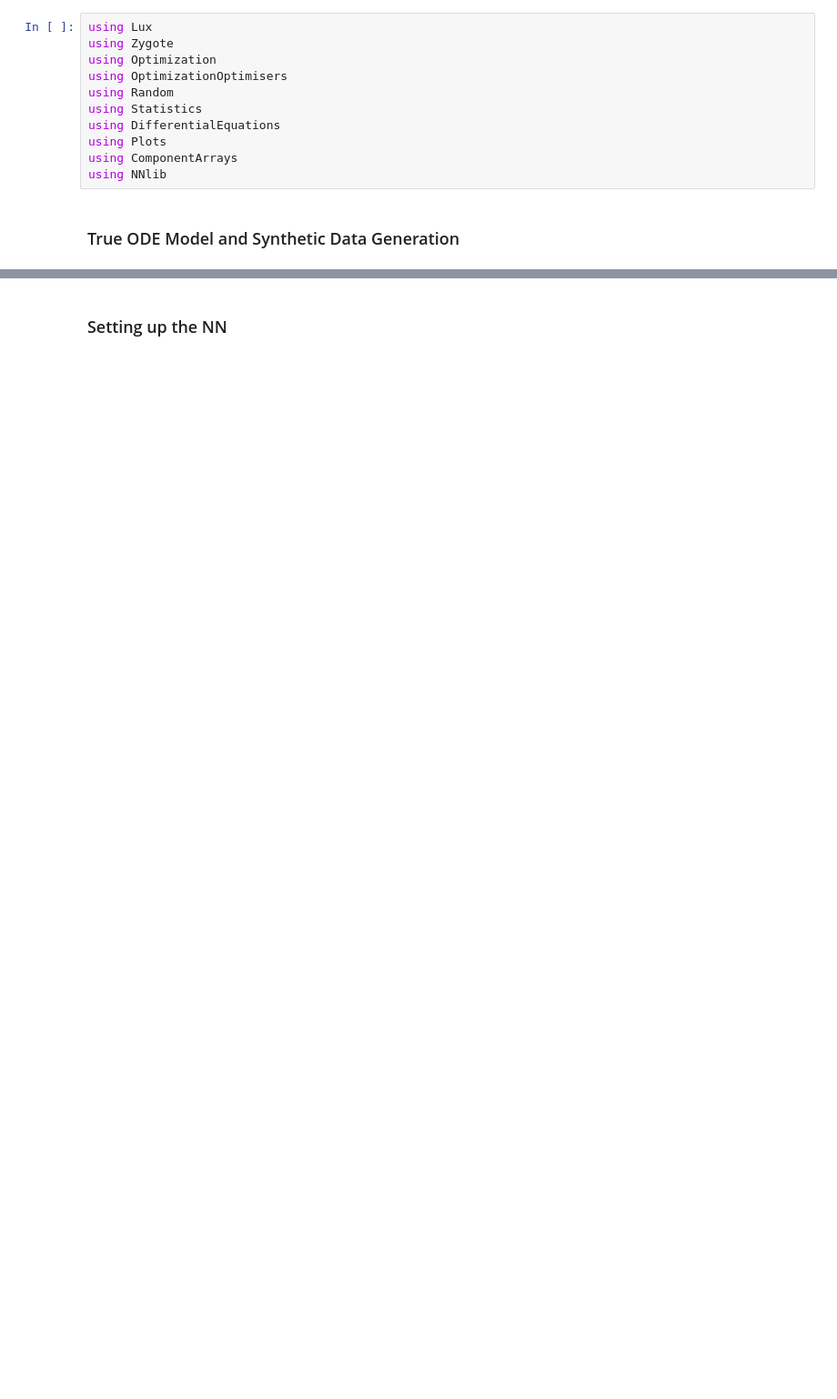
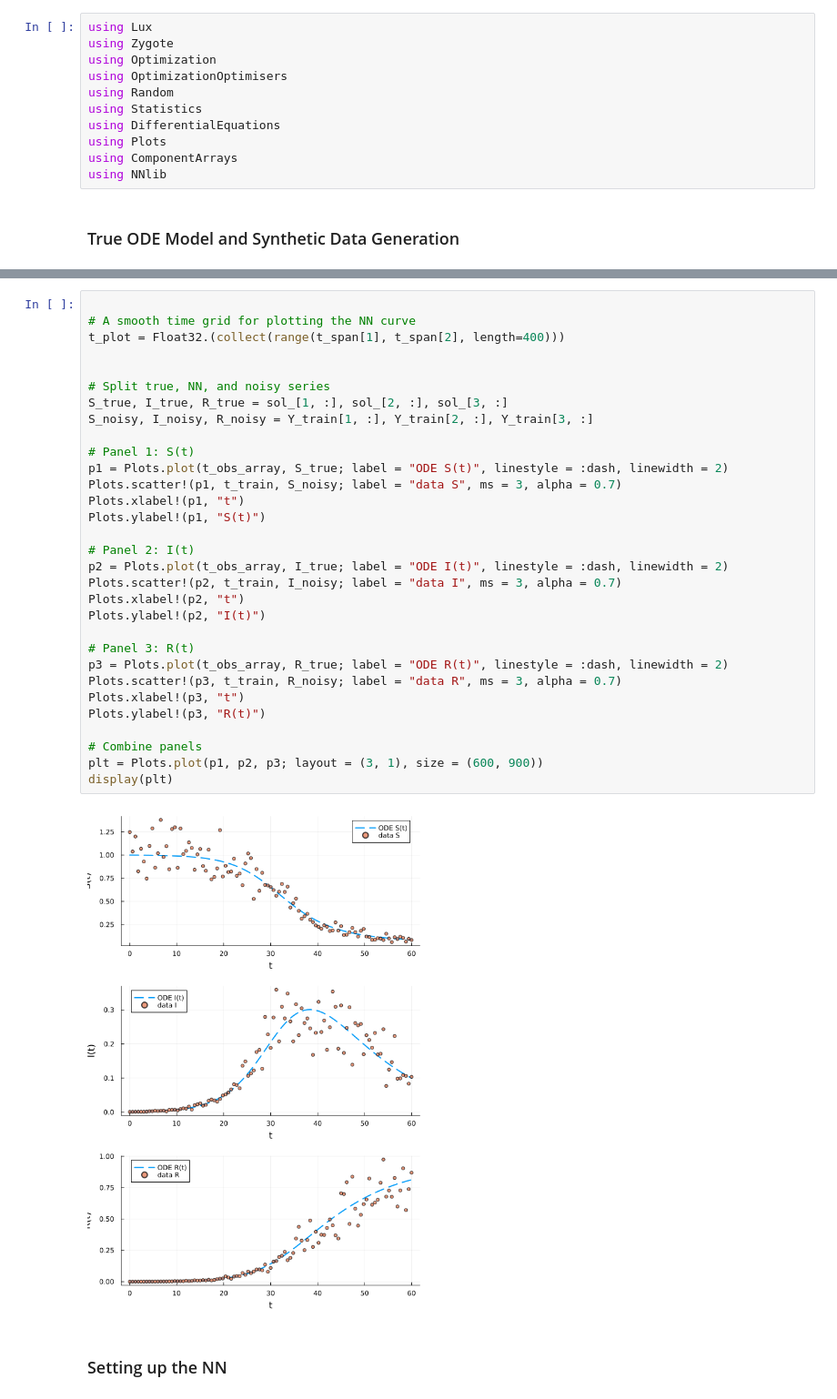
Before and after one commit to Salty-Ramen/Learning-Julia, a Jupyter notebook: MLP_on_DE.ipynb, the cells around one changed output, grey strips where cells are left out. Shown: that part at 91% size. Drawn from its saved outputs; the diff is of its cells as text; blank space fills up the shorter version.

```diff
--- a/MLP_on_DE.ipynb
+++ b/MLP_on_DE.ipynb
@@ -82,3 +81,36 @@ Plots.scatter!(t_train, Y_train[3,:])
+# %%
+
+# A smooth time grid for plotting the NN curve
+t_plot = Float32.(collect(range(t_span[1], t_span[2], length=400)))
+
+
+# Split true, NN, and noisy series
+S_true, I_true, R_true = sol_[1, :], sol_[2, :], sol_[3, :]
+S_noisy, I_noisy, R_noisy = Y_train[1, :], Y_train[2, :], Y_train[3, :]
+
+# Panel 1: S(t)
+p1 = Plots.plot(t_obs_array, S_true; label = "ODE S(t)", linestyle = :dash, linewidth = 2)
+Plots.scatter!(p1, t_train, S_noisy; label = "data S", ms = 3, alpha = 0.7)
+Plots.xlabel!(p1, "t")
+Plots.ylabel!(p1, "S(t)")
+
+# Panel 2: I(t)
+p2 = Plots.plot(t_obs_array, I_true; label = "ODE I(t)", linestyle = :dash, linewidth = 2)
+Plots.scatter!(p2, t_train, I_noisy; label = "data I", ms = 3, alpha = 0.7)
+Plots.xlabel!(p2, "t")
+Plots.ylabel!(p2, "I(t)")
+
+# Panel 3: R(t)
+p3 = Plots.plot(t_obs_array, R_true; label = "ODE R(t)", linestyle = :dash, linewidth = 2)
+Plots.scatter!(p3, t_train, R_noisy; label = "data R", ms = 3, alpha = 0.7)
+Plots.xlabel!(p3, "t")
+Plots.ylabel!(p3, "R(t)")
+
+# Combine panels
+plt = Plots.plot(p1, p2, p3; layout = (3, 1), size = (600, 900))
+display(plt)
+# %% [output]
+[figure, added]
 # %% [markdown]
 ### Setting up the NN
 # %%
```
Also changed, not shown: parts of 5 cells of this notebook.
